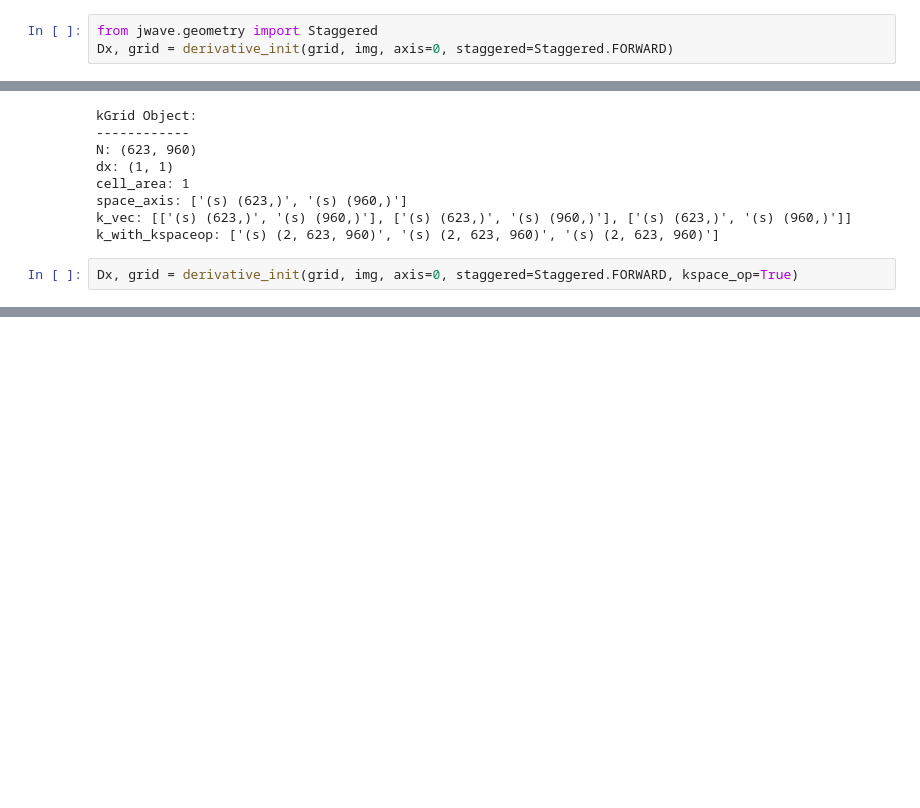
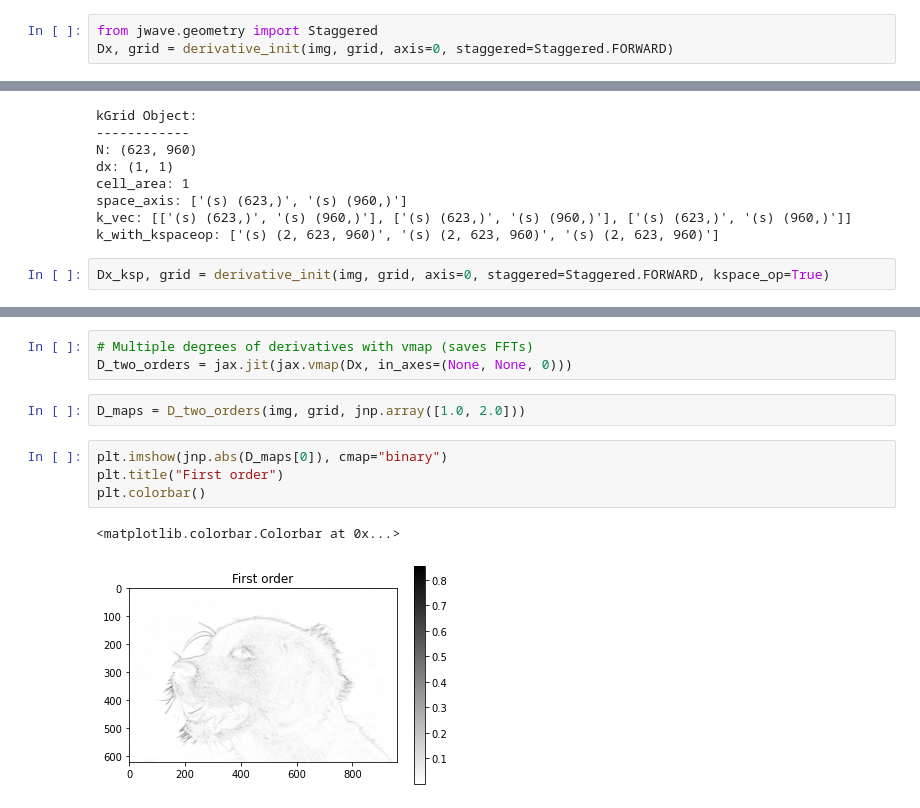
Before and after one commit to ucl-bug/jwave, a Jupyter notebook: docs/examples/spectral_operators.ipynb, the cells around one changed output, grey strips where cells are left out. Saved outputs shown, nothing was run; the diff lists cells and outputs as text; blank space fills up the shorter version.

```diff
--- a/docs/examples/spectral_operators.ipynb
+++ b/docs/examples/spectral_operators.ipynb
@@ -94,6 +110,6 @@ Dy_img = Dy(img, grid)
 # %%
 from jwave.geometry import Staggered
-Dx, grid = derivative_init(grid, img, axis=0, staggered=Staggered.FORWARD)
+Dx, grid = derivative_init(img, grid, axis=0, staggered=Staggered.FORWARD)
 # %%
 print(grid)
 # %% [output]
@@ -126,5 +141,5 @@ space_axis: ['(s) (623,)', '(s) (960,)']
 k_vec: [['(s) (623,)', '(s) (960,)'], ['(s) (623,)', '(s) (960,)'], ['(s) (623,)', '(s) (960,)']]
 k_with_kspaceop: ['(s) (2, 623, 960)', '(s) (2, 623, 960)', '(s) (2, 623, 960)']
 # %%
-Dx, grid = derivative_init(grid, img, axis=0, staggered=Staggered.FORWARD, kspace_op=True)
+Dx_ksp, grid = derivative_init(img, grid, axis=0, staggered=Staggered.FORWARD, kspace_op=True)
 # %%
@@ -133,3 +148,15 @@ plt.imshow(jnp.abs(Dx_img), cmap="binary")
 # %% [output]
 <matplotlib.image.AxesImage at 0x...>
 [figure]
+# %%
+# Multiple degrees of derivatives with vmap (saves FFTs)
+D_two_orders = jax.jit(jax.vmap(Dx, in_axes=(None, None, 0)))
+# %%
+D_maps = D_two_orders(img, grid, jnp.array([1.0, 2.0]))
+# %%
+plt.imshow(jnp.abs(D_maps[0]), cmap="binary")
+plt.title("First order")
+plt.colorbar()
+# %% [output]
+<matplotlib.colorbar.Colorbar at 0x...>
+[figure, added]
```
Also changed, not shown: parts of 15 cells of this notebook, 3 other files.
